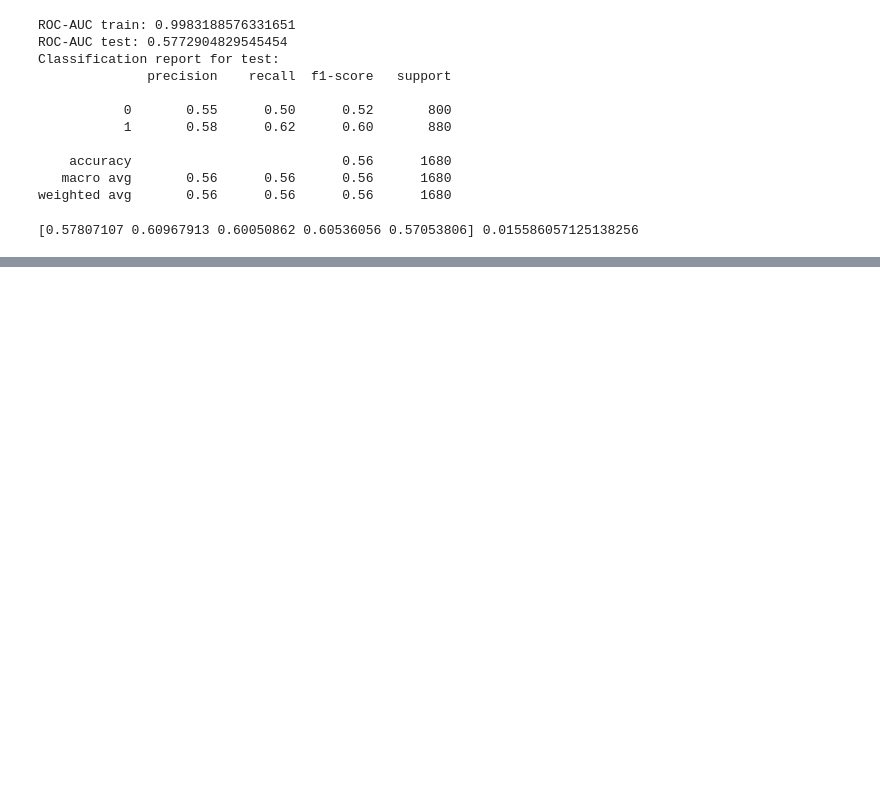
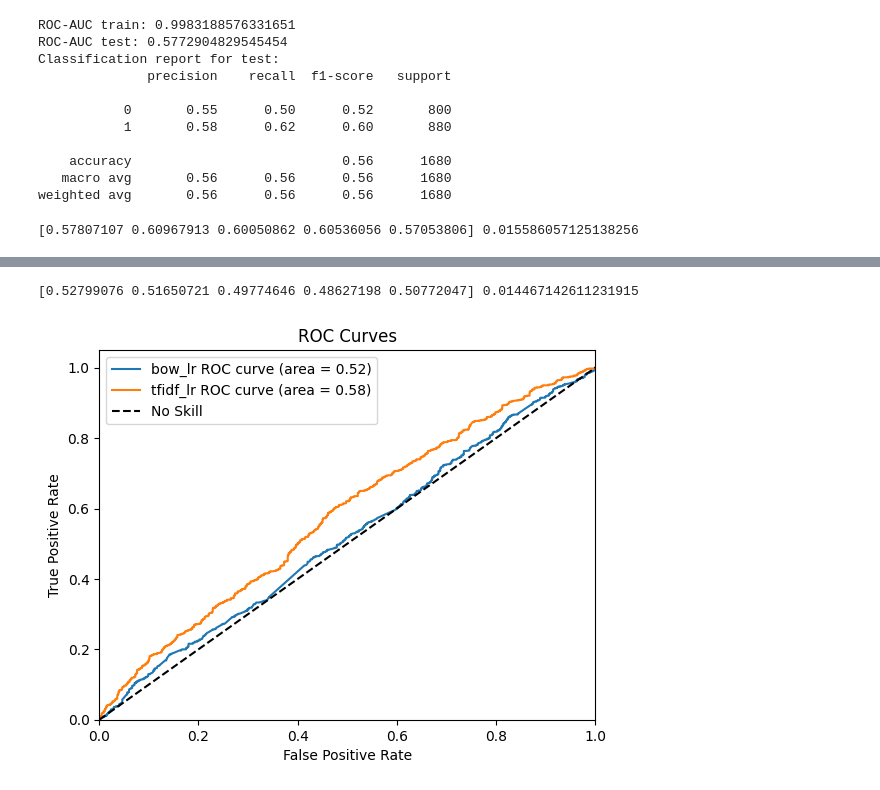
Before and after one commit to vasilyryabtsev/futures-price-prediction, a Jupyter notebook: ds/twitter/notebooks/ml_methods.ipynb, the cells around one changed output, grey strips where cells are left out. Saved outputs shown, nothing was run; the diff lists cells and outputs as text; code cells hidden in the pictures; blank space fills up the shorter version.

```diff
--- a/ds/twitter/notebooks/ml_methods.ipynb
+++ b/ds/twitter/notebooks/ml_methods.ipynb
@@ -273,0 +497,22 @@ len(pos_neg_ans) / df['1_day_after'].shape[0] * 100
+# %%
+score = cross_val_score(w2v_lr, Xtrain, ytrain, scoring='roc_auc', cv=5, n_jobs=-1)
+print(score, np.std(score))
+# %% [output]
+[0.52799076 0.51650721 0.49774646 0.48627198 0.50772047] 0.014467142611231915
+# %%
+plt.figure()
+
+for model in curves:
+    curve = curves[model]
+    plt.plot(curve['fpr'], curve['tpr'], label=f"{model} ROC curve (area = {curve['roc_auc']:0.2f})")
+plt.plot([0, 1], [0, 1], 'k--', label='No Skill')
+
+plt.xlim([0.0, 1.0])
+plt.ylim([0.0, 1.05])
+plt.xlabel('False Positive Rate')
+plt.ylabel('True Positive Rate')
+plt.title('ROC Curves')
+plt.legend()
+plt.show()
+# %% [output]
+[figure, added]
```
Also changed, not shown: parts of 26 cells of this notebook.
